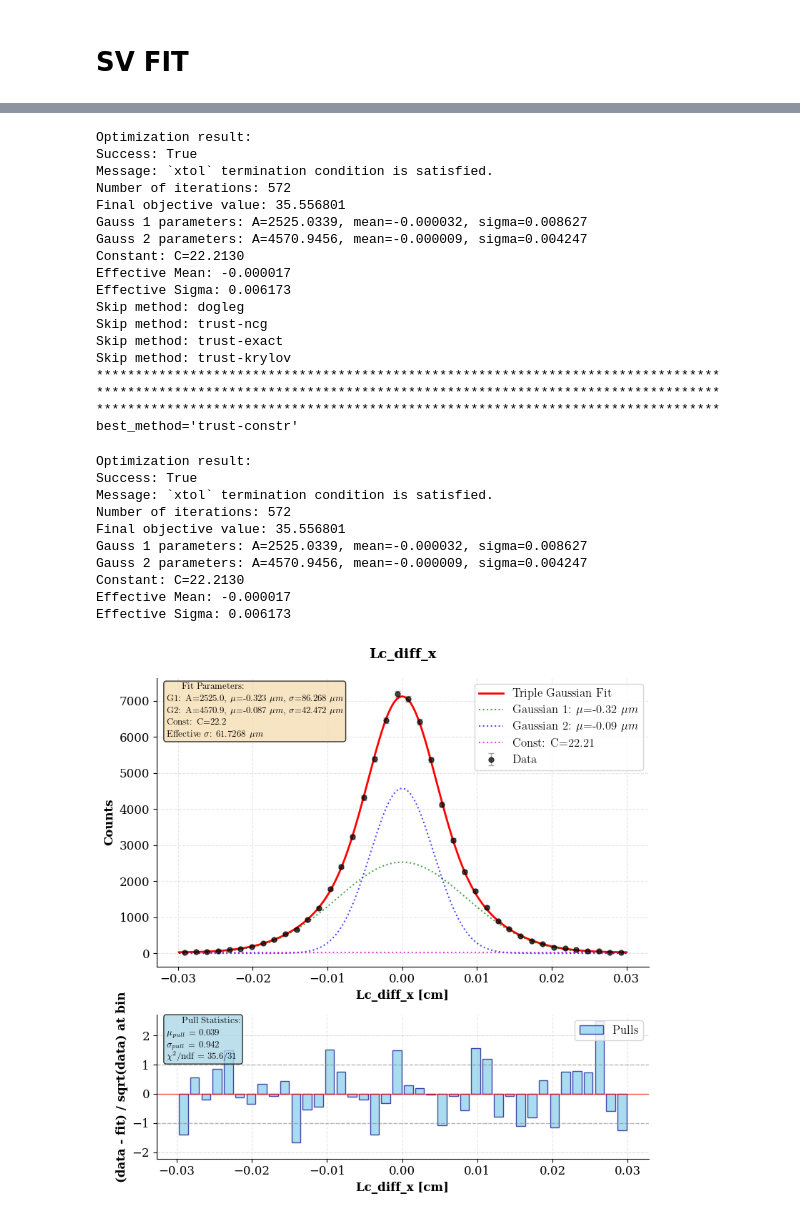
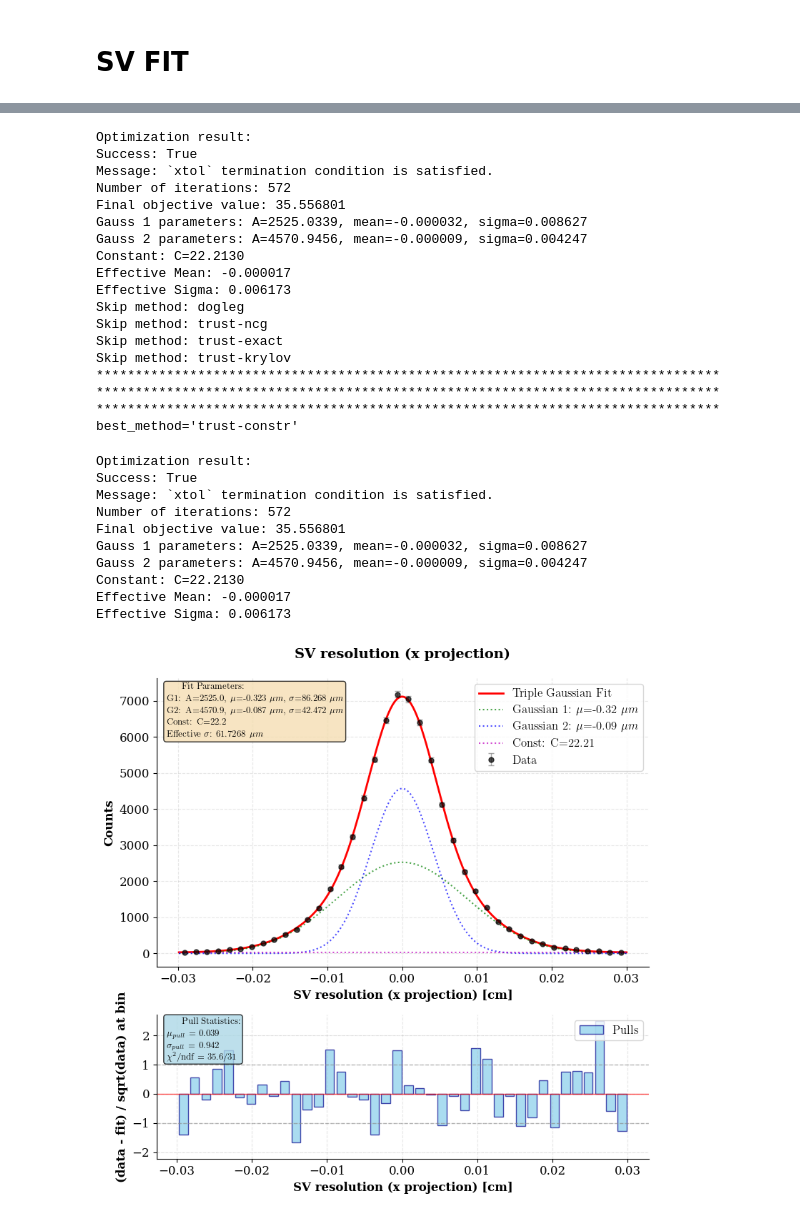
Before and after one commit to ArtSmirnovCH/SPD-Lc-pKpi-27, a Jupyter notebook: Analysis/fits.ipynb, the cells around one changed output, grey strips where cells are left out. Cells and saved outputs as stored; diff of their text form; code cells hidden in the pictures.

```diff
--- a/Analysis/fits.ipynb
+++ b/Analysis/fits.ipynb
@@ -385,8 +387,8 @@ if best_method is None:
 result = fit_distr_double_gauss(
     distr=sig_PV_df_sel,
     distr_name=distr_name,
-    title=distr_name,
-    x_label=distr_name + ' [cm]',
+    title='PV resolution (z projection)',
+    x_label='PV resolution (z projection) [cm]',
     optimize_method=best_method,
     plot=True,
     bins=40,
@@ -527,8 +529,8 @@ if best_method is None:
 result = fit_distr_double_gauss(
     distr=sig_PV_df_sel,
     distr_name=distr_name,
-    title=distr_name,
-    x_label=distr_name + ' [cm]',
+    title='PV resolution (x projection)',
+    x_label='PV resolution (x projection) [cm]',
     optimize_method=best_method,
     plot=True,
     bins=40,
@@ -644,8 +646,8 @@ if best_method is None:
 result = fit_distr_double_gauss(
     distr=sig_PV_df_sel,
     distr_name=distr_name,
-    title=distr_name,
-    x_label=distr_name + ' [cm]',
+    title='PV resolution (y projection)',
+    x_label='PV resolution (y projection) [cm]',
     optimize_method=best_method,
     plot=True,
     bins=40,
@@ -786,8 +788,8 @@ if best_method is None:
 result = fit_distr_double_gauss(
     distr=sig_PV_df_sel,
     distr_name=distr_name,
-    title=distr_name,
-    x_label=distr_name + ' [cm]',
+    title='PV resolution (z projection)',
+    x_label='PV resolution (z projection) [cm]',
     optimize_method=best_method,
     plot=True,
     bins=40,
@@ -931,8 +933,8 @@ if best_method is None:
 result = fit_distr_double_gauss(
     distr=sig_PV_df_sel,
     distr_name=distr_name,
-    title=distr_name,
-    x_label=distr_name + ' [cm]',
+    title='SV resolution (x projection)',
+    x_label='SV resolution (x projection) [cm]',
     optimize_method=best_method,
     plot=True,
     bins=40,
@@ -996,34 +998,34 @@ Constant: C=115.6455
 Effective Mean: -0.003448
 Effective Sigma: 0.009639
 Optimization result:
 Success: True
 Message: `xtol` termination condition is satisfied.
 Number of iterations: 572
 Final objective value: 35.556801
 Gauss 1 parameters: A=2525.0339, mean=-0.000032, sigma=0.008627
 Gauss 2 parameters: A=4570.9456, mean=-0.000009, sigma=0.004247
 Constant: C=22.2130
 Effective Mean: -0.000017
 Effective Sigma: 0.006173
 Skip method: dogleg
 Skip method: trust-ncg
 Skip method: trust-exact
 Skip method: trust-krylov
 ********************************************************************************
 ********************************************************************************
 ********************************************************************************
 best_method='trust-constr'
 Optimization result:
 Success: True
 Message: `xtol` termination condition is satisfied.
 Number of iterations: 572
 Final objective value: 35.556801
 Gauss 1 parameters: A=2525.0339, mean=-0.000032, sigma=0.008627
 Gauss 2 parameters: A=4570.9456, mean=-0.000009, sigma=0.004247
 Constant: C=22.2130
 Effective Mean: -0.000017
 Effective Sigma: 0.006173
-[figure, old version]
+[figure, new version]
 # %%
 # from scripts import fit_distr
 from scripts import fit_distr_double_gauss
```
Also changed, not shown: parts of 8 cells of this notebook, 13 other files.
